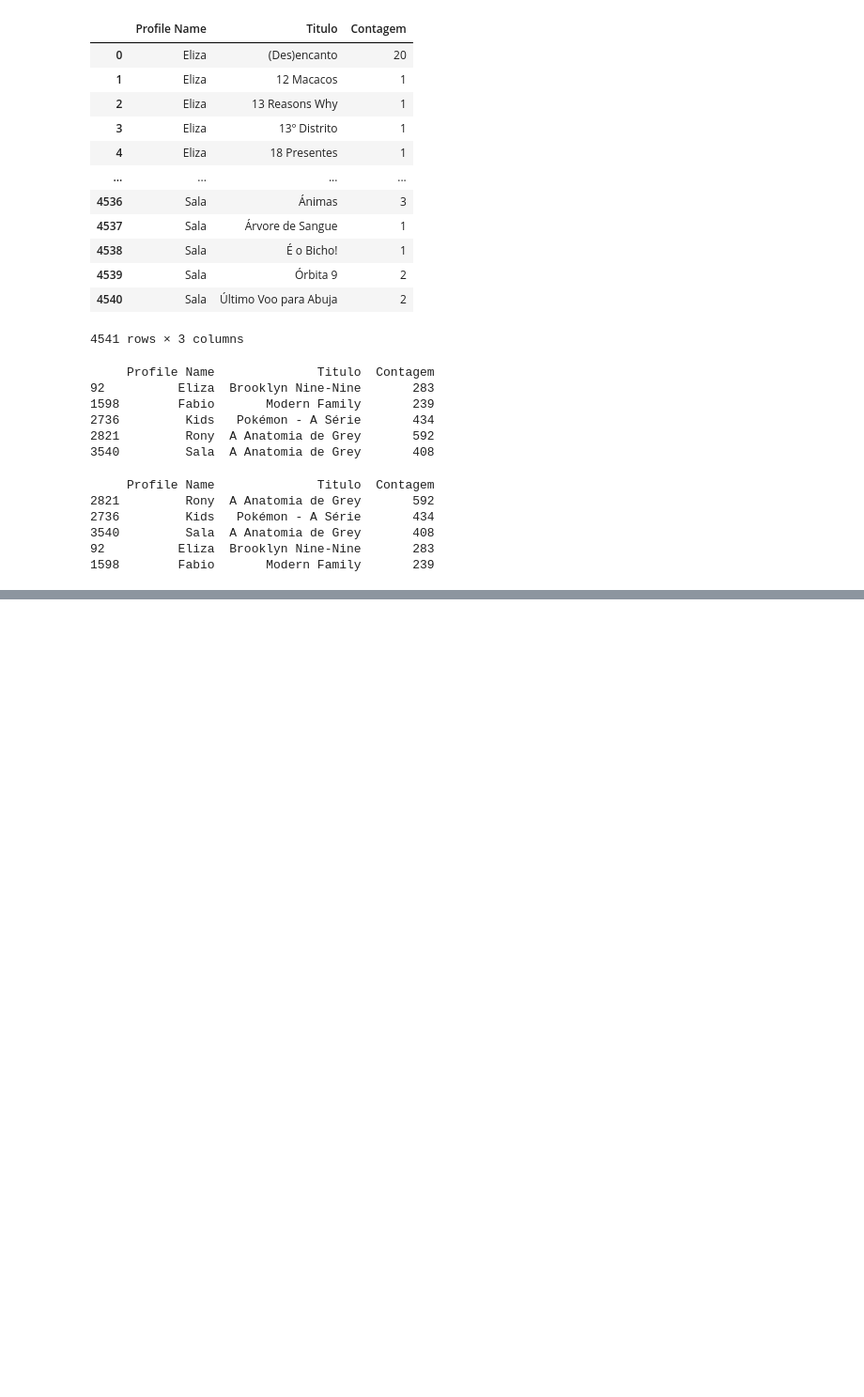
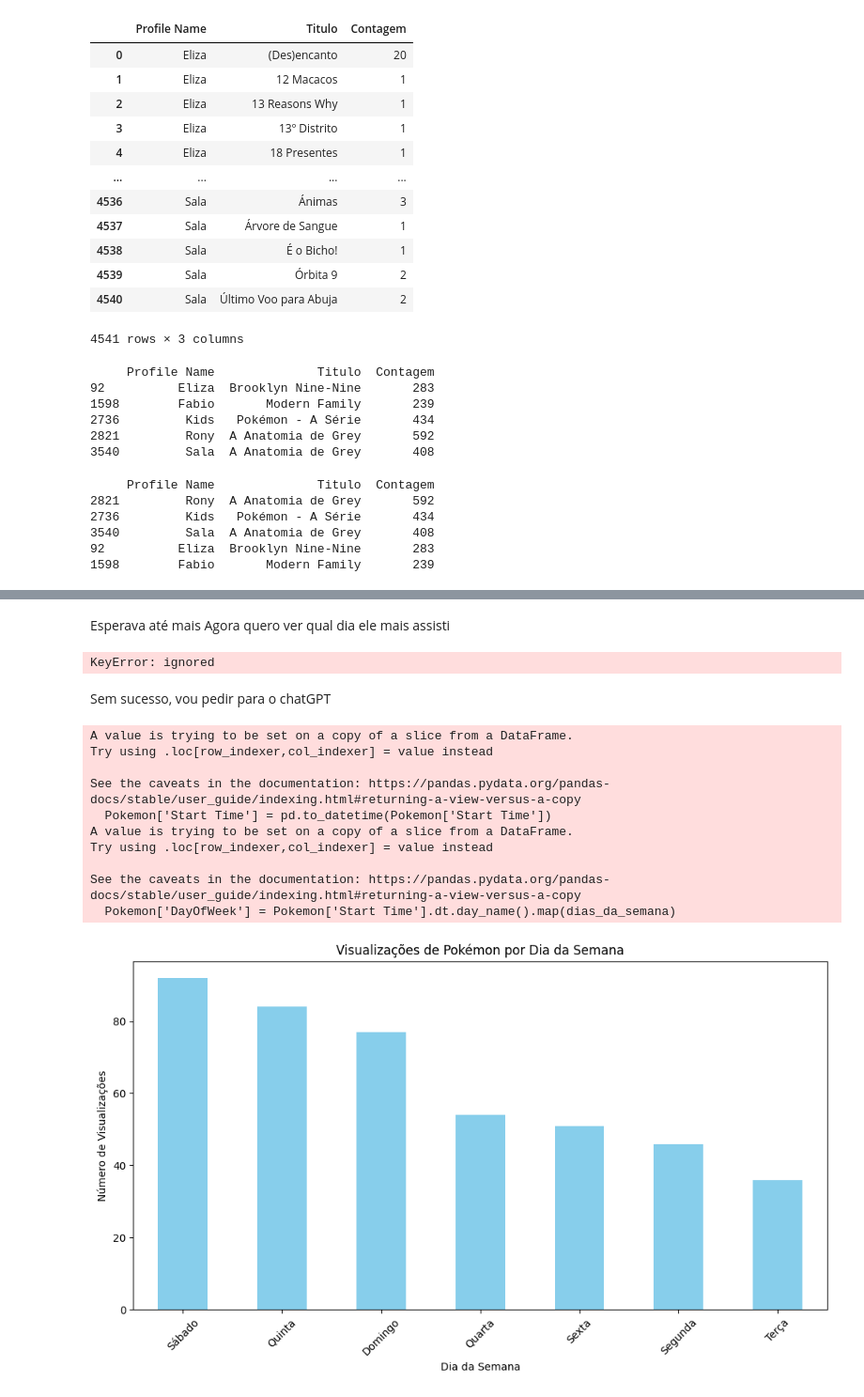
Before and after one commit to Elizag14/analisenetflixcompython, a Jupyter notebook: Netflix.ipynb, the cells around one changed output, grey strips where cells are left out. Shown at 94% size. Drawn from its saved outputs; the diff is of its cells as text; code cells hidden in the pictures; blank space fills up the shorter version.

```diff
--- a/Netflix.ipynb
+++ b/Netflix.ipynb
@@ -254,0 +278,10 @@ SyntaxError: ignored
+# %%
+
+# Converter a coluna "Duration" para um formato numérico em horas
+Pokemon['Duration'] = Pokemon['Duration'].dt.total_seconds() / 3600
+
+# Calcule a soma da coluna "Duration" em horas
+soma_duration_horas = Pokemon['Duration'].sum()
+
+# Exiba o resultado
+print("Soma da coluna 'Duration' em horas:", soma_duration_horas)
@@ -254,0 +311,3 @@ SyntaxError: ignored
+# %% [markdown]
+Esperava até mais
+Agora quero ver qual dia ele mais assisti
@@ -254,0 +318,4 @@ SyntaxError: ignored
+# %%
+print(Pokemon.groupby('Weekdays').agg({'Start Time':'count'}))
+# %% [output]
+KeyError: ignored
@@ -254,0 +329,46 @@ SyntaxError: ignored
+# %% [markdown]
+Sem sucesso, vou pedir para o chatGPT
+# %%
+# Converter a coluna "Date" para o tipo datetime
+Pokemon['Start Time'] = pd.to_datetime(Pokemon['Start Time'])
+
+# Criar um dicionário para mapear os dias da semana em português
+dias_da_semana = {
+    'Monday': 'Segunda',
+    'Tuesday': 'Terça',
+    'Wednesday': 'Quarta',
+    'Thursday': 'Quinta',
+    'Friday': 'Sexta',
+    'Saturday': 'Sábado',
+    'Sunday': 'Domingo'
+}
+
+# Renomear os dias da semana com base no dicionário
+Pokemon['DayOfWeek'] = Pokemon['Start Time'].dt.day_name().map(dias_da_semana)
+
+# Contar a quantidade de visualizações por dia da semana
+visualizacoes_por_dia = Pokemon['DayOfWeek'].value_counts()
+
+# Plotar o gráfico de barras
+plt.figure(figsize=(10, 6))
+visualizacoes_por_dia.plot(kind='bar', color='skyblue')
+plt.title('Visualizações de Pokémon por Dia da Semana')
+plt.xlabel('Dia da Semana')
+plt.ylabel('Número de Visualizações')
+plt.xticks(rotation=45)
+plt.tight_layout()
+
+# Exibir o gráfico
+plt.show()
+# %% [output]
+A value is trying to be set on a copy of a slice from a DataFrame.
+Try using .loc[row_indexer,col_indexer] = value instead
+
+See the caveats in the documentation: https://pandas.pydata.org/pandas-docs/stable/user_guide/indexing.html#returning-a-view-versus-a-copy
+  Pokemon['Start Time'] = pd.to_datetime(Pokemon['Start Time'])
+A value is trying to be set on a copy of a slice from a DataFrame.
+Try using .loc[row_indexer,col_indexer] = value instead
+
+See the caveats in the documentation: https://pandas.pydata.org/pandas-docs/stable/user_guide/indexing.html#returning-a-view-versus-a-copy
+  Pokemon['DayOfWeek'] = Pokemon['Start Time'].dt.day_name().map(dias_da_semana)
+[figure, added]
```
Also changed, not shown: parts of 16 cells of this notebook.
